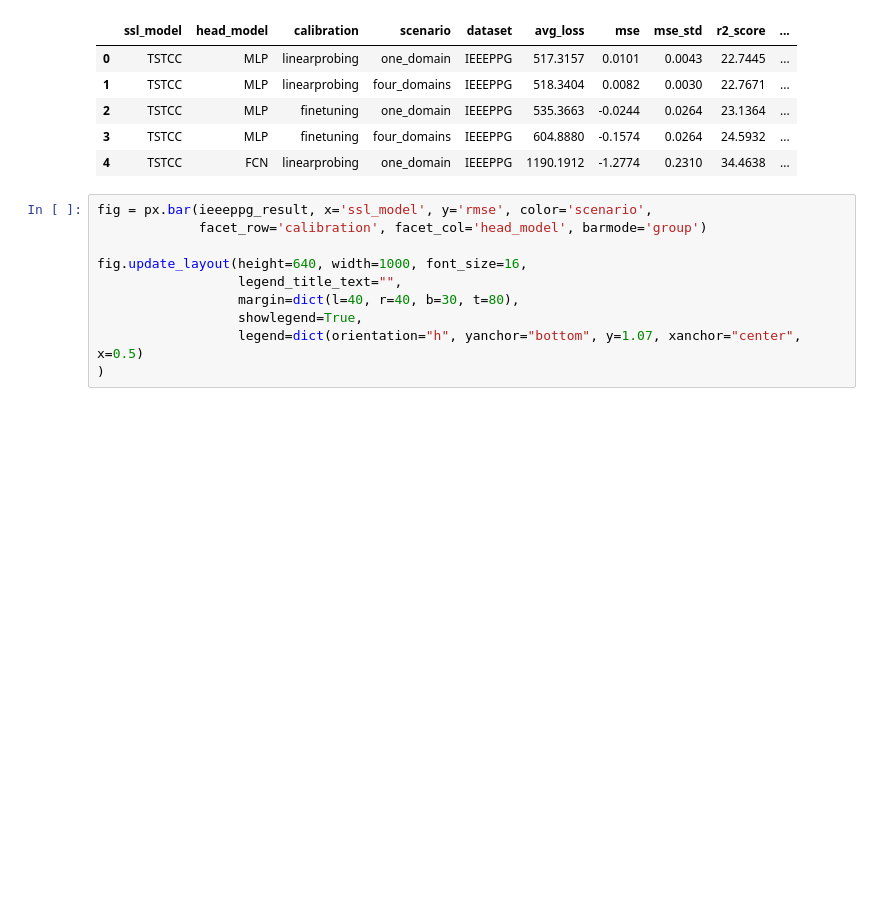
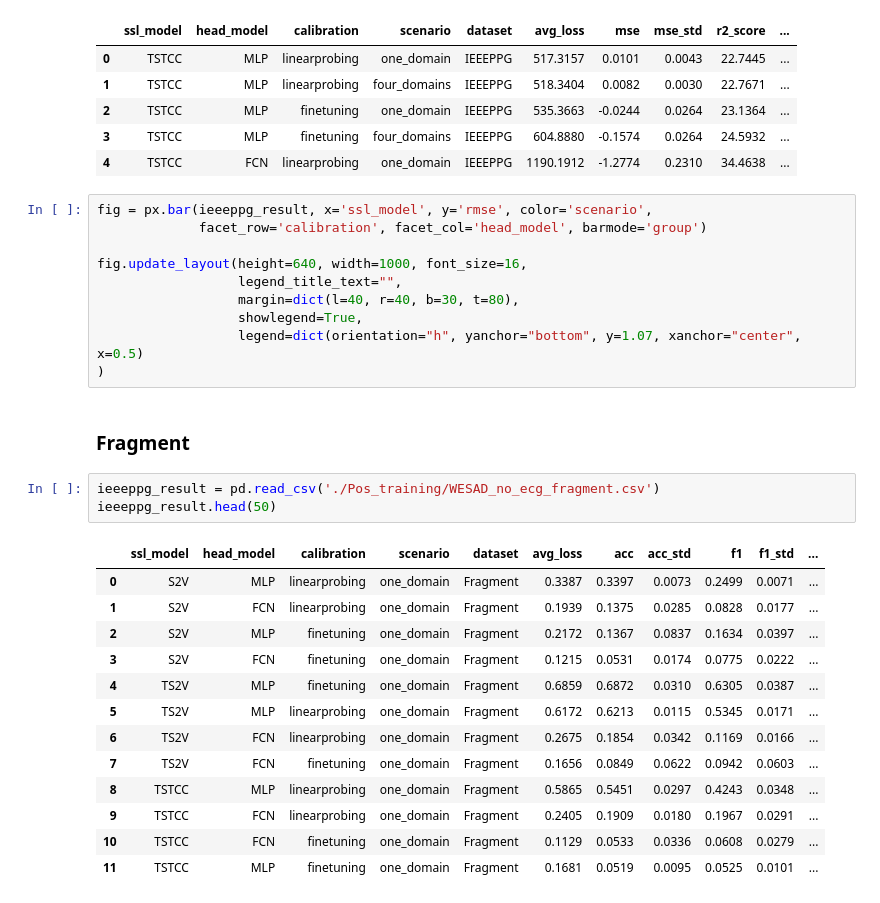
Before and after one commit to adilsonmedronha/data-driven-ecg-ssl, a Jupyter notebook: Results/anaylsis.ipynb, the cells around one changed output. Cells and saved outputs as stored; diff of their text form; blank space fills up the shorter version.

Commit message:
results

```diff
--- a/Results/anaylsis.ipynb
+++ b/Results/anaylsis.ipynb
@@ -66,3 +70,22 @@ fig.update_layout(height=640, width=1000, font_size=16,
                   showlegend=True,
                   legend=dict(orientation="h", yanchor="bottom", y=1.07, xanchor="center", x=0.5)
 )
+# %% [markdown]
+### Fragment
+# %%
+ieeeppg_result = pd.read_csv('./Pos_training/WESAD_no_ecg_fragment.csv')
+ieeeppg_result.head(50)
+# %% [output]
+|  | ssl_model | head_model | calibration | scenario | dataset | avg_loss | acc | acc_std | f1 | f1_std | ... |
+| 0 | S2V | MLP | linearprobing | one_domain | Fragment | 0.3387 | 0.3397 | 0.0073 | 0.2499 | 0.0071 | ... |
+| 1 | S2V | FCN | linearprobing | one_domain | Fragment | 0.1939 | 0.1375 | 0.0285 | 0.0828 | 0.0177 | ... |
+| 2 | S2V | MLP | finetuning | one_domain | Fragment | 0.2172 | 0.1367 | 0.0837 | 0.1634 | 0.0397 | ... |
+| 3 | S2V | FCN | finetuning | one_domain | Fragment | 0.1215 | 0.0531 | 0.0174 | 0.0775 | 0.0222 | ... |
+| 4 | TS2V | MLP | finetuning | one_domain | Fragment | 0.6859 | 0.6872 | 0.0310 | 0.6305 | 0.0387 | ... |
+| 5 | TS2V | MLP | linearprobing | one_domain | Fragment | 0.6172 | 0.6213 | 0.0115 | 0.5345 | 0.0171 | ... |
+| 6 | TS2V | FCN | linearprobing | one_domain | Fragment | 0.2675 | 0.1854 | 0.0342 | 0.1169 | 0.0166 | ... |
+| 7 | TS2V | FCN | finetuning | one_domain | Fragment | 0.1656 | 0.0849 | 0.0622 | 0.0942 | 0.0603 | ... |
+| 8 | TSTCC | MLP | linearprobing | one_domain | Fragment | 0.5865 | 0.5451 | 0.0297 | 0.4243 | 0.0348 | ... |
+| 9 | TSTCC | FCN | linearprobing | one_domain | Fragment | 0.2405 | 0.1909 | 0.0180 | 0.1967 | 0.0291 | ... |
+| 10 | TSTCC | FCN | finetuning | one_domain | Fragment | 0.1129 | 0.0533 | 0.0336 | 0.0608 | 0.0279 | ... |
+| 11 | TSTCC | MLP | finetuning | one_domain | Fragment | 0.1681 | 0.0519 | 0.0095 | 0.0525 | 0.0101 | ... |
```
Also changed, not shown: parts of 9 cells of this notebook, 7 other files.
